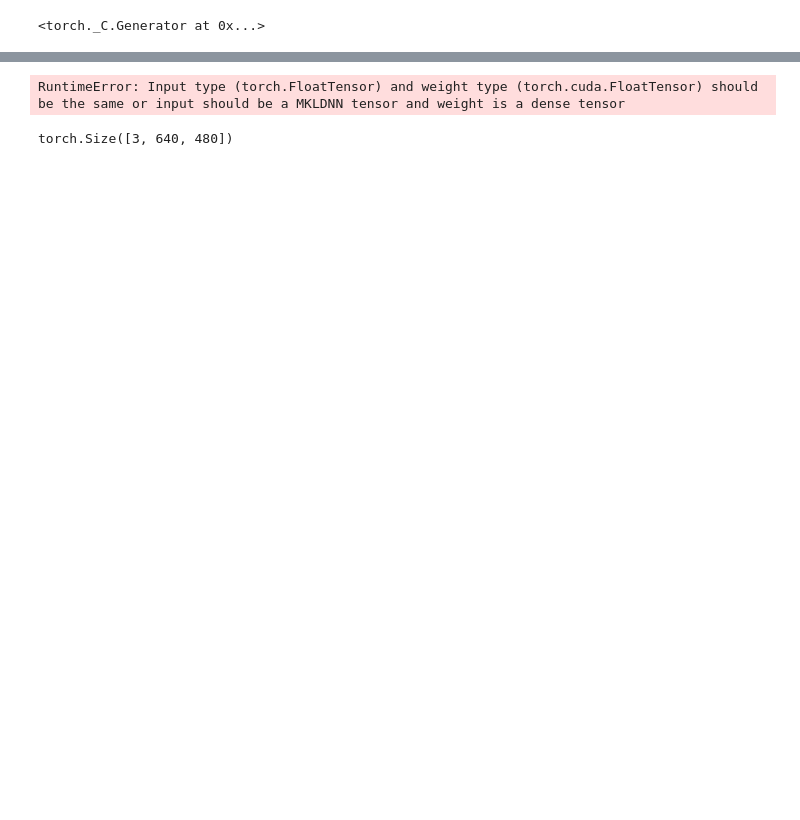
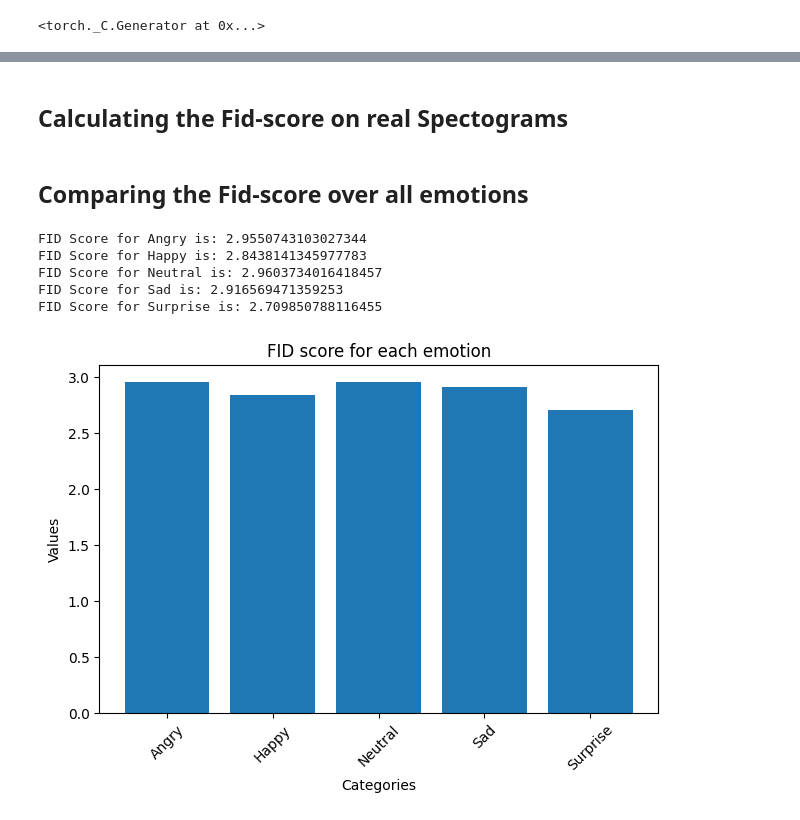
Before and after one commit to matinfazel/Data-augmentation-for-emotions-in-speech, a Jupyter notebook: Generative_Model/Fid.ipynb, the cells around one changed output, grey strips where cells are left out. Drawn from its saved outputs; the diff is of its cells as text; code cells hidden in the pictures; blank space fills up the shorter version.

Commit message:
the Fid-score is updated

```diff
--- a/Generative_Model/Fid.ipynb
+++ b/Generative_Model/Fid.ipynb
@@ -126,10 +139,11 @@ plt.show()
+# %% [markdown]
+## Calculating the Fid-score on real Spectograms
 # %%
 def find_local_fid(emotion):
     target_dataset = FilteredDataset(dataset,emotion)
     target_loader = DataLoader(target_dataset, batch_size=1, shuffle=True)
     fake_features_list = []
     real_features_list = []
-    gen = load_model(emotion,path='Gan_Results/Models')
     with torch.no_grad():
         for real_image, _ in target_loader:
             real_image = real_image.to(device)
@@ -137,19 +151,41 @@ def find_local_fid(emotion):
             real_features = classifier(Resnet_real)
             real_features_list.append(real_features)
 
-            fake_image = target_dataset[0][0]
-            fake_image = preprocess(fake_image)
+            fake_image = target_dataset[5][0]
+            fake_image = fake_image.to(device)
+            fake_image = preprocess(fake_image.unsqueeze(0))
             fake_features = classifier(fake_image)
             fake_features_list.append(fake_features)
     mu_fake, mu_real, sigma_fake, sigma_real = get_stat(fake_features_list,real_features_list)
     cur_fid = frechet_distance(mu_real, mu_fake, sigma_real, sigma_fake).item()
     print(f'FID Score for {emotion} is: {cur_fid}')
     return cur_fid
+# %% [markdown]
+## Comparing the Fid-score over all emotions
 # %%
-find_local_fid('Sad')
+fid_scores = {}
+for emotion in Emotions:
+    fid_scores[emotion] = find_local_fid(emotion)
 # %% [output]
-RuntimeError: Input type (torch.FloatTensor) and weight type (torch.cuda.FloatTensor) should be the same or input should be a MKLDNN tensor and weight is a dense tensor
+FID Score for Angry is: 2.9550743103027344
+FID Score for Happy is: 2.8438141345977783
+FID Score for Neutral is: 2.9603734016418457
+FID Score for Sad is: 2.916569471359253
+FID Score for Surprise is: 2.709850788116455
-# %%
-target_dataset[0][0].shape
-# %% [output]
-torch.Size([3, 640, 480])
+# %%
+import matplotlib.pyplot as plt
+
+categories = list(fid_scores.keys())
+values = list(fid_scores.values())
+
+plt.bar(categories, values)
+
+plt.xlabel('Categories')
+plt.ylabel('Values')
+plt.title('FID score for each emotion')
+
+plt.xticks(rotation=45)
+plt.tight_layout()
+plt.show()
+# %% [output]
+[figure, added]
```
Also changed, not shown: parts of 10 cells of this notebook.
